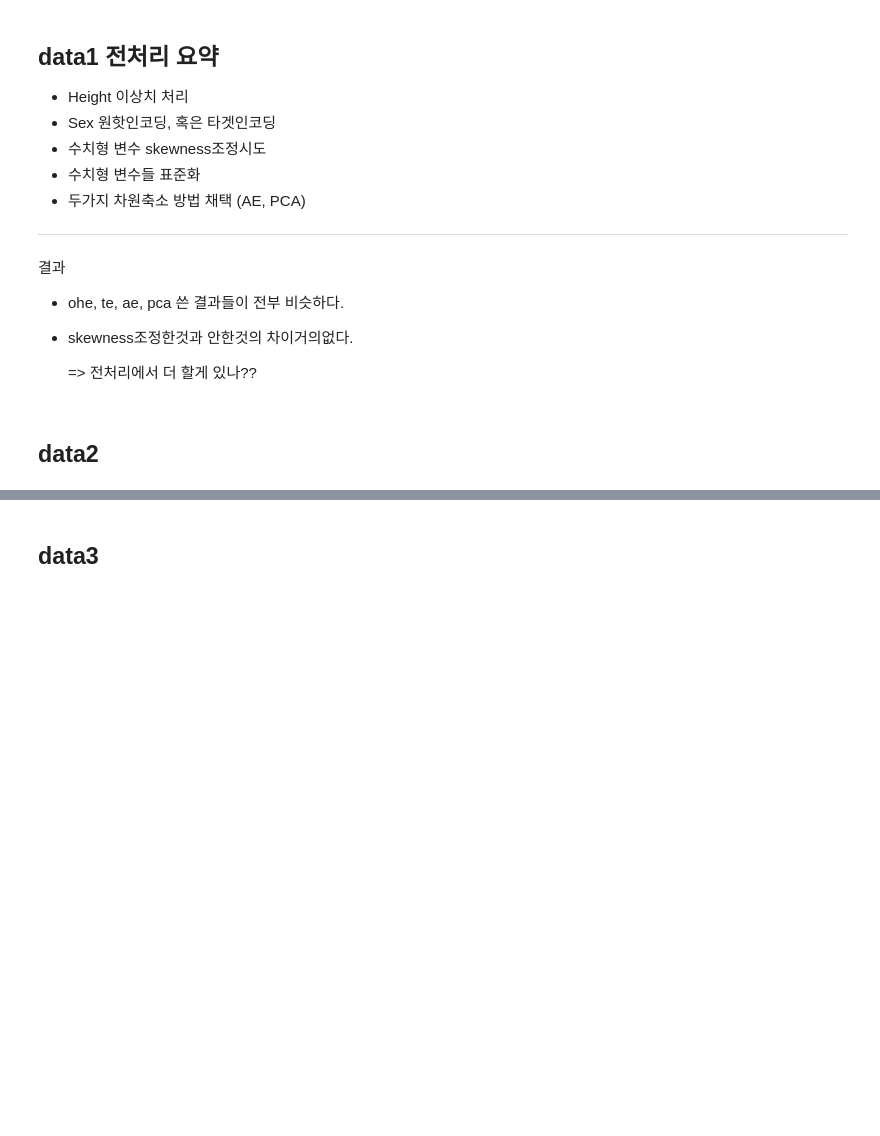
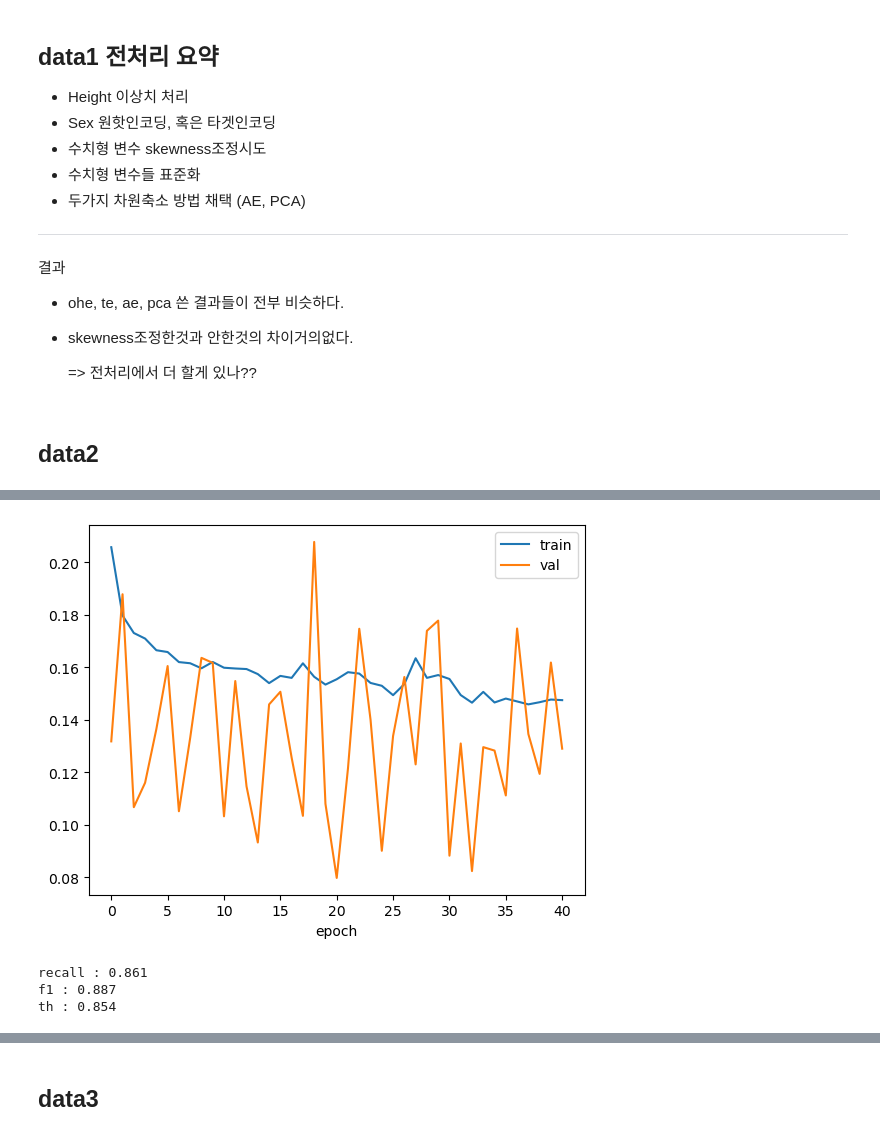
Before and after one commit to bgh2104/AIB_TP1, a Jupyter notebook: preprocessing.ipynb, the cells around one changed output, grey strips where cells are left out. Saved outputs shown, nothing was run; the diff lists cells and outputs as text; code cells hidden in the pictures; blank space fills up the shorter version.

```diff
--- a/preprocessing.ipynb
+++ b/preprocessing.ipynb
@@ -351,0 +525,13 @@ pca mean rmse : 2.2542313412077624
+# %%
+# 랜덤포레스트성능도 확인
+from sklearn.ensemble import RandomForestClassifier
+
+b_model3 = RandomForestClassifier(n_estimators=300,
+                              criterion='entropy',
+                              max_depth=9,
+                              n_jobs=-1,
+                              random_state=42)
+
+b_model3.fit(X_train, y_train)
+print(classification_report(y_test, b_model3.predict(X_test), digits=4))
+# 랜덤포레스트도 성능은 별차이 없다.
@@ -351,0 +605,38 @@ pca mean rmse : 2.2542313412077624
+# %%
+# SMOTE
+from imblearn.over_sampling import SMOTE
+
+X_train2, y_train2 = SMOTE(random_state=42, k_neighbors=5).fit_resample(X_train, y_train)
+train_ds2 = tf.data.Dataset.from_tensor_slices((X_train2, y_train2))
+train_ds2 = train_ds2.cache().shuffle(28000).batch(32)
+
+
+b_model5 = keras.models.clone_model(b_model4)
+b_model5.compile(loss='binary_crossentropy',
+                 metrics=[keras.metrics.AUC(name='prc', curve='PR')],
+                 optimizer=keras.optimizers.Adam(0.1))
+
+e_stop.monitor = 'val_loss'
+reduce_lr.monitor = 'val_loss'
+
+hist = b_model5.fit(train_ds2,
+                    validation_data=valid_ds,
+                    epochs=200,
+                    callbacks=[e_stop, reduce_lr],
+                    verbose=0)
+
+plt.plot(hist.history['loss'], label='train')
+plt.plot(hist.history['val_loss'], label='val')
+plt.legend()
+plt.xlabel('epoch')
+plt.show()
+# %% [output]
+[figure, added]
+# %%
+_, recall, f1, th = prec_recall(b_model5, X_test, y_test)
+print(f'recall : {recall:.3f}\nf1 : {f1:.3f}\nth : {th:.3f}')
+# SMOTE 돌릴때마다 결과가 다르다. 사실상 기본과 큰차이 없는듯?
+# %% [output]
+recall : 0.861
+f1 : 0.887
+th : 0.854
```
Also changed, not shown: parts of 24 cells of this notebook.
